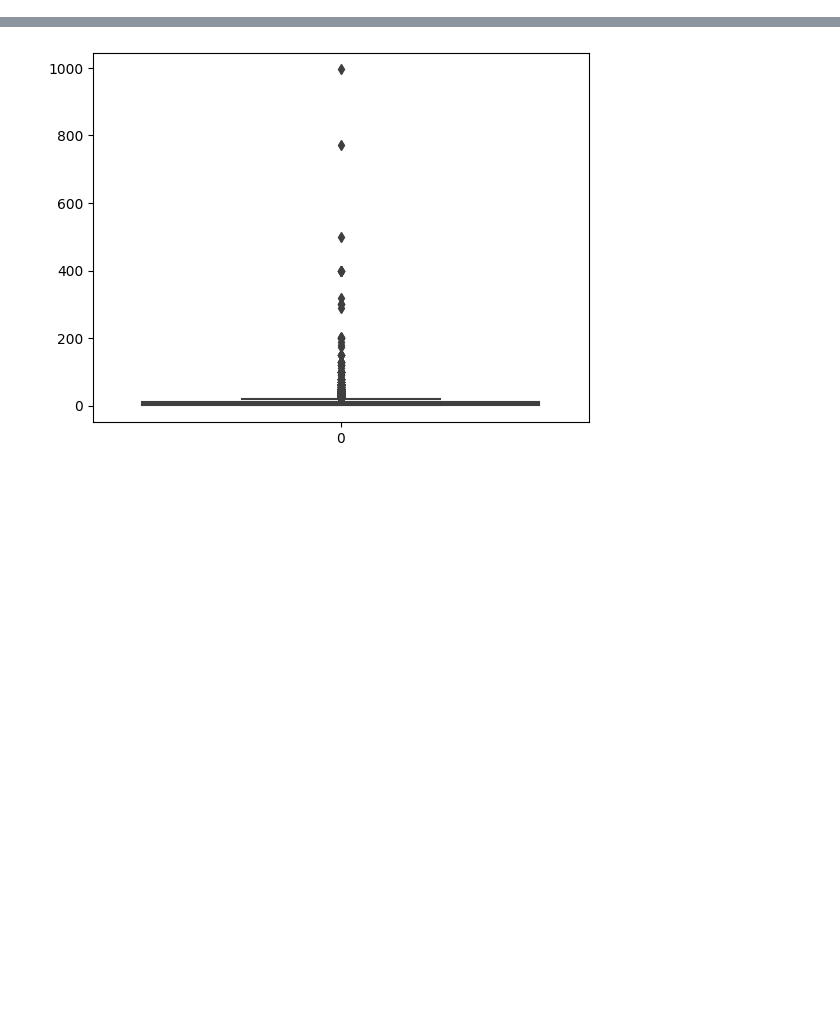
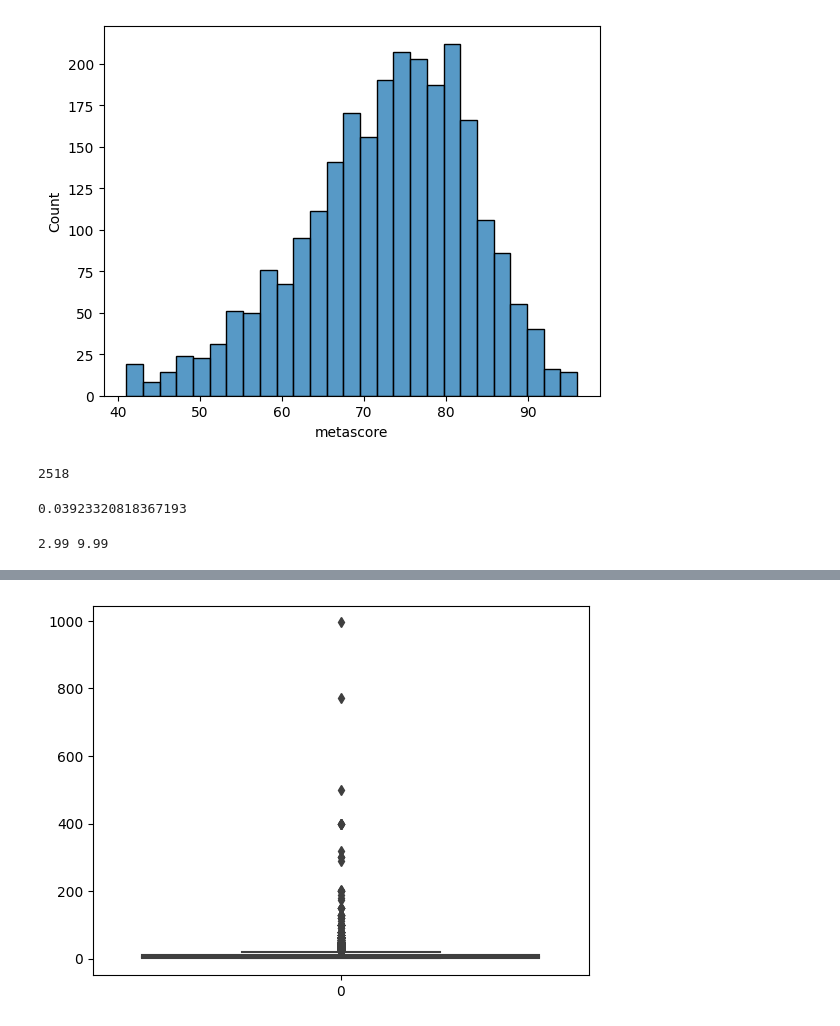
Before and after one commit to MIGUE-4/Probe, a Jupyter notebook: read_clean.ipynb, the cells around one changed output, grey strips where cells are left out. Saved outputs shown, nothing was run; the diff lists cells and outputs as text; code cells hidden in the pictures; blank space fills up the shorter version.

```diff
--- a/read_clean.ipynb
+++ b/read_clean.ipynb
@@ -35,0 +73,19 @@ data_steam.release_date = pd.to_datetime(data_steam.release_date).dt.year
+# %%
+sns.histplot(data_steam.query('metascore>40').metascore)
+plt.show()
+print(data_steam.query('metascore>40').metascore.count())
+kurtosis(data_steam.query('metascore>40').metascore)
+# %% [output]
+[figure, added]
+2518
+0.03923320818367193
+# %%
+IQ1 = data_steam.price.quantile(0.25)
+IQ3 = data_steam.price.quantile(0.75)
+
+IQR = IQ3-IQ1
+BI_Cal = (IQ1-1.5*IQR)
+BS_Cal = (IQ3+1.5*IQR)
+print(IQ1,IQ3)
+# %% [output]
+2.99 9.99
```
Also changed, not shown: parts of 12 cells of this notebook.
